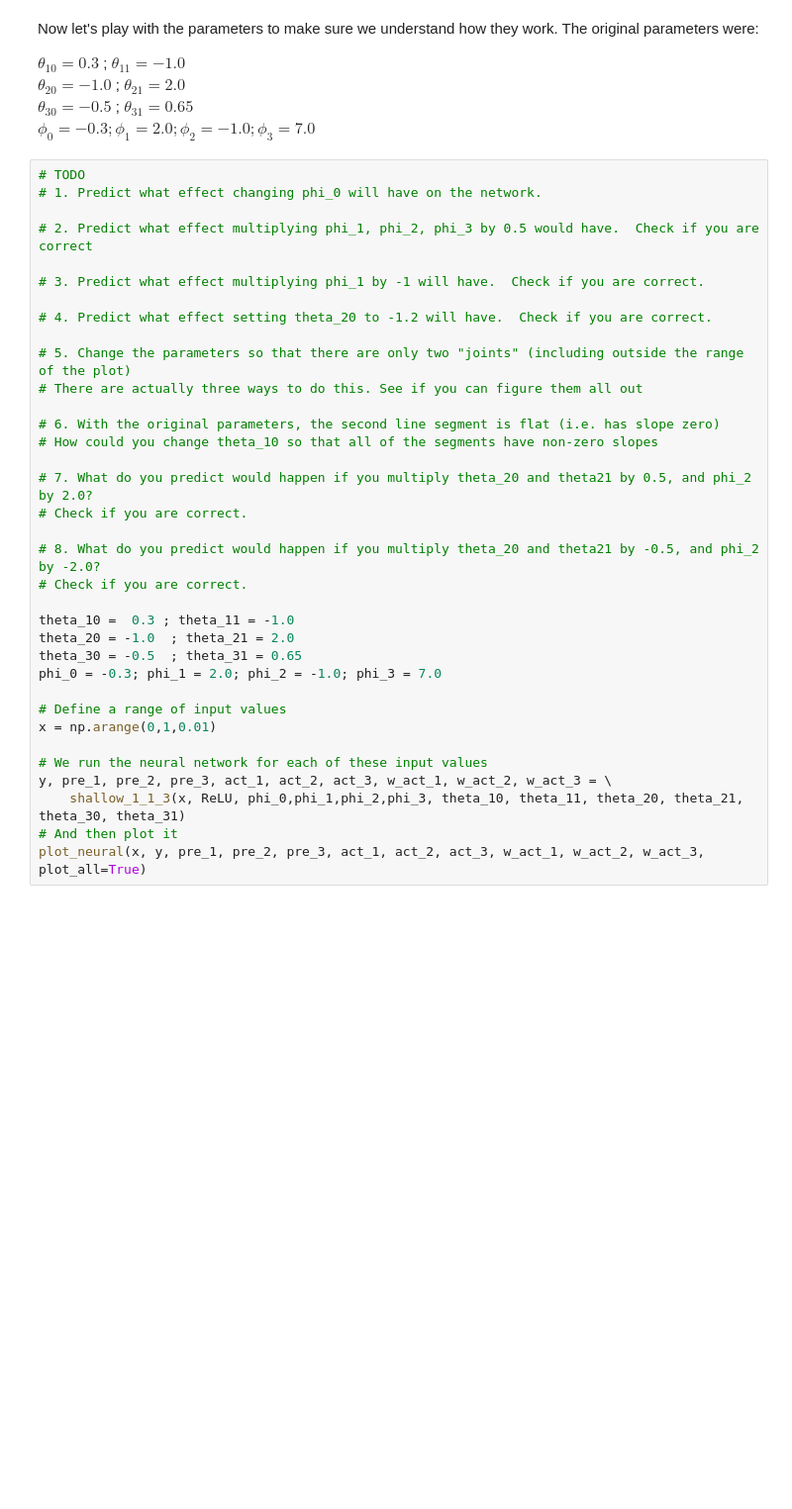
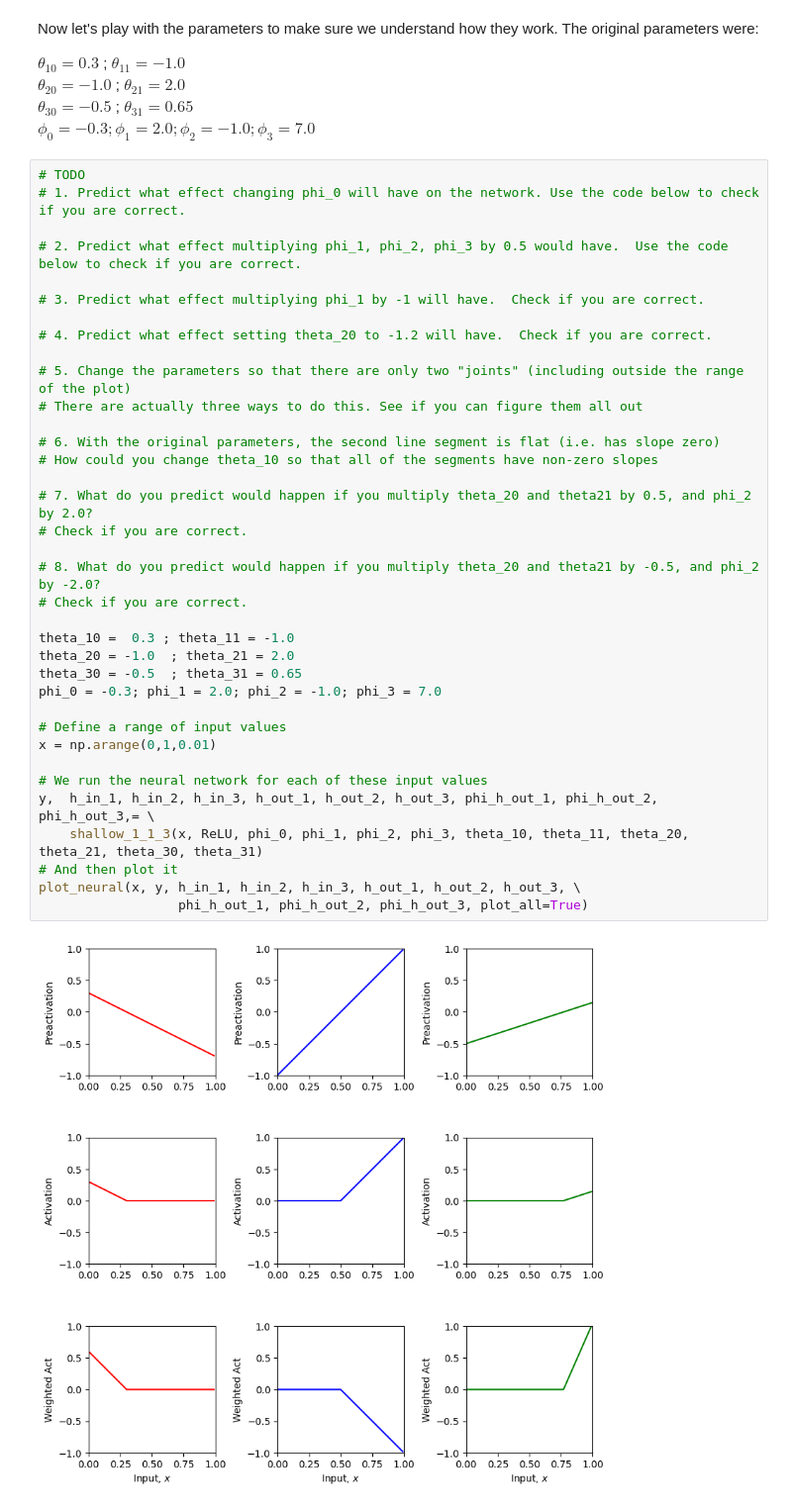
Before and after one commit to udlbook/iclimbtrees, a Jupyter notebook: notebooks/ShallowNN/NeuralNetworkExample_Answers.ipynb, the cells around one changed output. Shown at 99% size. Cells and saved outputs as stored; diff of their text form; blank space fills up the shorter version.

```diff
--- a/notebooks/ShallowNN/NeuralNetworkExample_Answers.ipynb
+++ b/notebooks/ShallowNN/NeuralNetworkExample_Answers.ipynb
@@ -134,36 +139,39 @@ $\theta_{30} =  -0.5$ ; $\theta_{31} = 0.65$<br>
 $\phi_0 = -0.3; \phi_1 = 2.0; \phi_2 = -1.0; \phi_3 = 7.0$
 # %%
 # TODO
-# 1. Predict what effect changing phi_0 will have on the network.
+# 1. Predict what effect changing phi_0 will have on the network. Use the code below to check if you are correct.
 
-# 2. Predict what effect multiplying phi_1, phi_2, phi_3 by 0.5 would have.  Check if you are correct
+# 2. Predict what effect multiplying phi_1, phi_2, phi_3 by 0.5 would have.  Use the code below to check if you are correct.
 
 # 3. Predict what effect multiplying phi_1 by -1 will have.  Check if you are correct.
 
 # 4. Predict what effect setting theta_20 to -1.2 will have.  Check if you are correct.
 
 # 5. Change the parameters so that there are only two "joints" (including outside the range of the plot)
 # There are actually three ways to do this. See if you can figure them all out
 
 # 6. With the original parameters, the second line segment is flat (i.e. has slope zero)
 # How could you change theta_10 so that all of the segments have non-zero slopes
 
 # 7. What do you predict would happen if you multiply theta_20 and theta21 by 0.5, and phi_2 by 2.0?
 # Check if you are correct.
 
 # 8. What do you predict would happen if you multiply theta_20 and theta21 by -0.5, and phi_2 by -2.0?
 # Check if you are correct.
 
 theta_10 =  0.3 ; theta_11 = -1.0
 theta_20 = -1.0  ; theta_21 = 2.0
 theta_30 = -0.5  ; theta_31 = 0.65
 phi_0 = -0.3; phi_1 = 2.0; phi_2 = -1.0; phi_3 = 7.0
 
 # Define a range of input values
 x = np.arange(0,1,0.01)
 
 # We run the neural network for each of these input values
-y, pre_1, pre_2, pre_3, act_1, act_2, act_3, w_act_1, w_act_2, w_act_3 = \
-    shallow_1_1_3(x, ReLU, phi_0,phi_1,phi_2,phi_3, theta_10, theta_11, theta_20, theta_21, theta_30, theta_31)
+y,  h_in_1, h_in_2, h_in_3, h_out_1, h_out_2, h_out_3, phi_h_out_1, phi_h_out_2, phi_h_out_3,= \
+    shallow_1_1_3(x, ReLU, phi_0, phi_1, phi_2, phi_3, theta_10, theta_11, theta_20, theta_21, theta_30, theta_31)
 # And then plot it
-plot_neural(x, y, pre_1, pre_2, pre_3, act_1, act_2, act_3, w_act_1, w_act_2, w_act_3, plot_all=True)
+plot_neural(x, y, h_in_1, h_in_2, h_in_3, h_out_1, h_out_2, h_out_3, \
+                  phi_h_out_1, phi_h_out_2, phi_h_out_3, plot_all=True)
+# %% [output]
+[figure, added]
```
Also changed, not shown: parts of 14 cells of this notebook.
